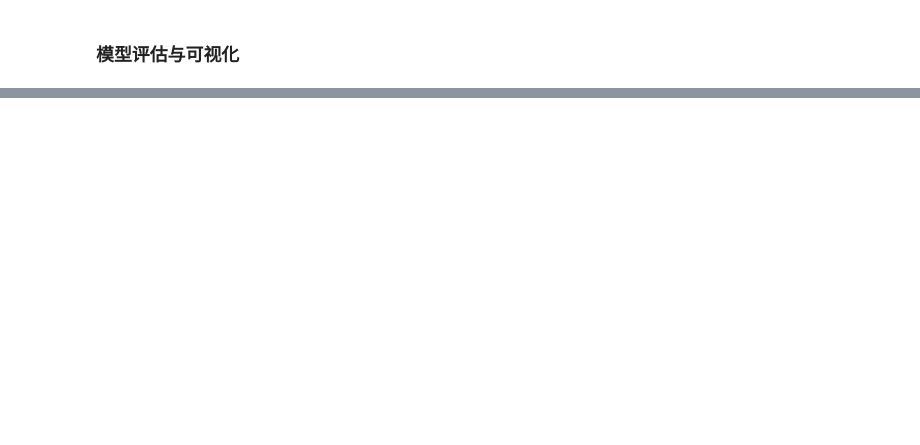
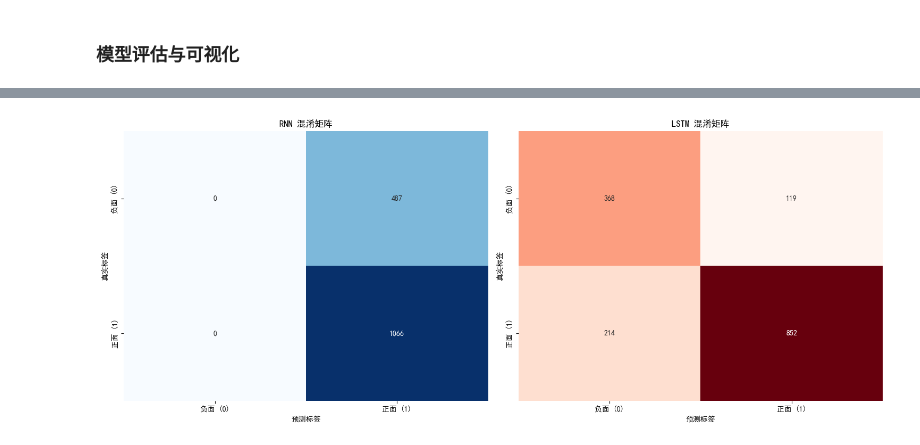
Before and after one commit to KiritoFD/RNN_lab, a Jupyter notebook: RNN.ipynb, the cells around one changed output, grey strips where cells are left out. Cells and saved outputs as stored; diff of their text form; code cells hidden in the pictures; blank space fills up the shorter version.

```diff
--- a/RNN.ipynb
+++ b/RNN.ipynb
@@ -828,25 +797,27 @@ plt.show()
 # %%
 # 绘制混淆矩阵对比
 if 'cm_rnn' in locals() and 'cm_lstm' in locals() and cm_rnn.size > 0 and cm_lstm.size > 0:
     fig, (ax1, ax2) = plt.subplots(1, 2, figsize=(15, 6))
     class_names = ['负面 (0)', '正面 (1)'] # 确保class_names已定义
 
     sns.heatmap(cm_rnn, annot=True, fmt='d', cmap='Blues', xticklabels=class_names,
                 yticklabels=class_names, ax=ax1, cbar=False)
-    ax1.set_title('GRU 混淆矩阵')
+    ax1.set_title('RNN 混淆矩阵')
     ax1.set_xlabel('预测标签')
     ax1.set_ylabel('真实标签')
 
     sns.heatmap(cm_lstm, annot=True, fmt='d', cmap='Reds', xticklabels=class_names,
                 yticklabels=class_names, ax=ax2, cbar=False)
     ax2.set_title('LSTM 混淆矩阵')
     ax2.set_xlabel('预测标签')
     ax2.set_ylabel('真实标签')
 
     plt.tight_layout()
     plt.show()
 else:
     print("混淆矩阵数据不完整，无法绘制对比图。")
+# %% [output]
+[figure, added]
 # %%
 # 模型预测示例分析
 def predict_samples(model, data_loader, num_samples=5):
```
Also changed, not shown: parts of 26 cells of this notebook, 2 other files.
